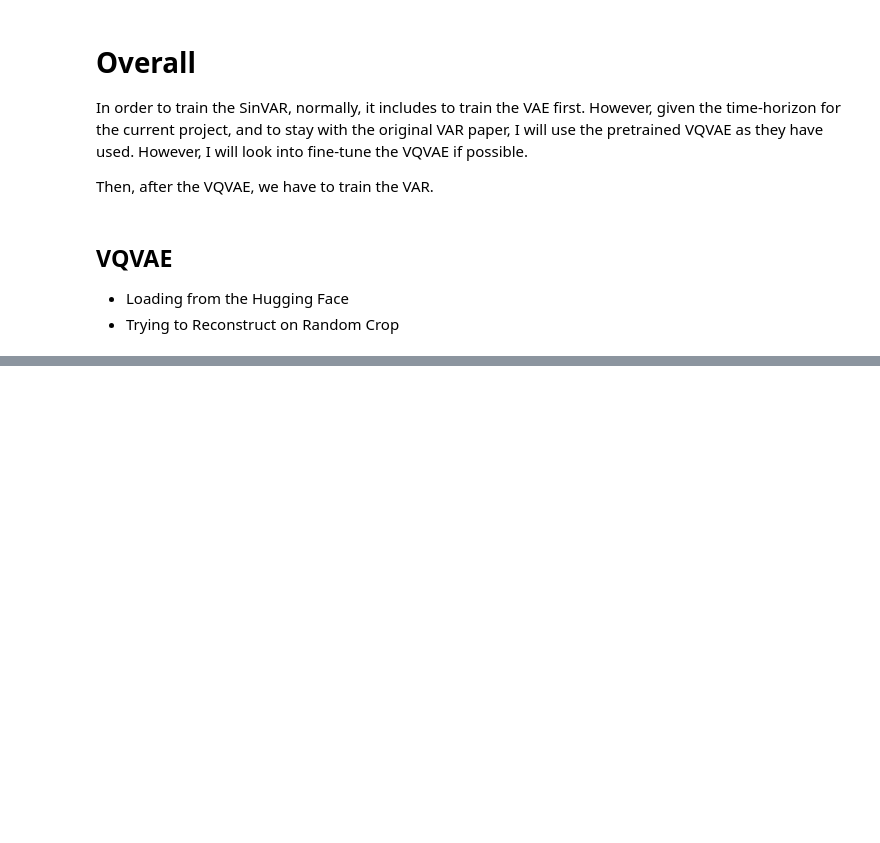
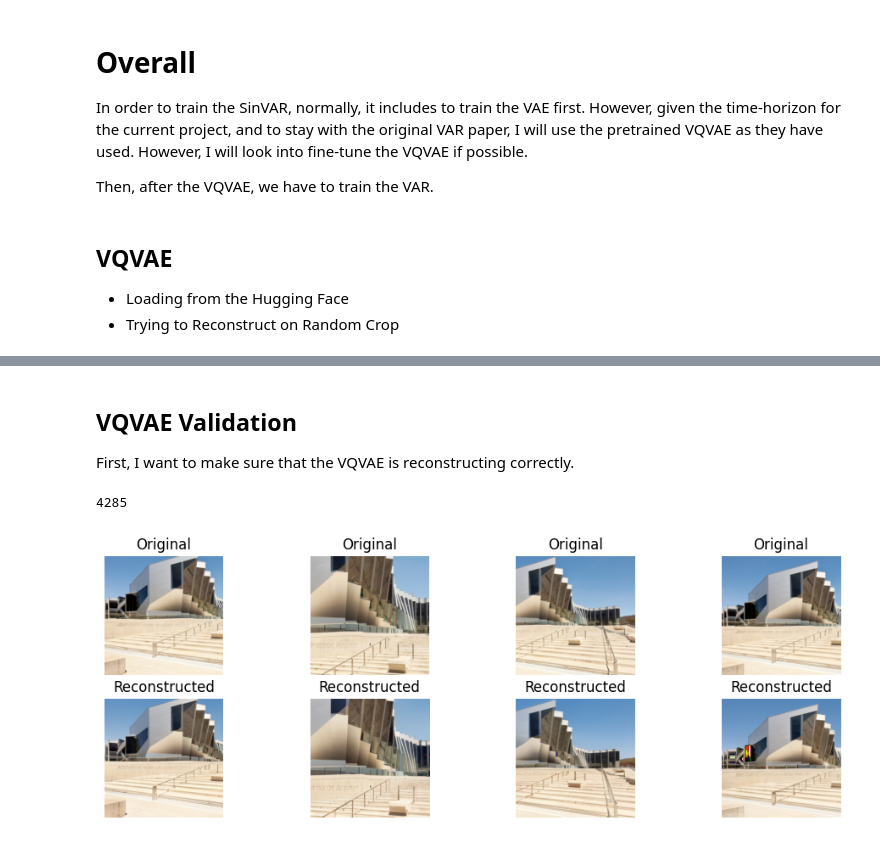
Before and after one commit to Isaac7777-cpu/comp4528-mini-project, a Jupyter notebook: SinVAR/SinVAR_training.ipynb, the cells around one changed output, grey strips where cells are left out. Saved outputs shown, nothing was run; the diff lists cells and outputs as text; code cells hidden in the pictures; blank space fills up the shorter version.

```diff
--- a/SinVAR/SinVAR_training.ipynb
+++ b/SinVAR/SinVAR_training.ipynb
@@ -57,7 +58,7 @@ vae_var_config = {
     "patch_nums" : (1, 2, 3, 4, 5, 6, 8, 10, 13, 16),
 
     # VAR config (customizable for your setup)
-    "depth": 16,  # VAR transformer depth
+    "depth": 4,  # VAR transformer depth
     "attn_l2_norm": True,
 
     # Initialisation options (irrelevant for non-adaptive setup)
@@ -106,0 +230,40 @@ Saving to: ‘vae_ch160v4096z32.pth’
+# %% [markdown]
+## VQVAE Validation
+
+First, I want to make sure that the VQVAE is reconstructing correctly.
+# %%
+from torchvision.transforms.functional import normalize
+def denorm(x: torch.Tensor):
+    return normalize(x, mean=[-1]*3, std=[1/0.5]*3)
+
+def show_vqvae_reconstruction(vae: VQVAE, dataloader, device, num_images=4):
+    vae.eval()
+    batch: torch.Tensor = next(iter(dataloader))[:num_images].to('cpu')
+    # print(batch.shape)    # [B, C, H, W] as expected
+
+    vae_cpu = vae_local.to('cpu').eval()
+
+    with torch.no_grad():
+        recon = vae_cpu.img_to_reconstructed_img(x=batch, last_one=True)
+        # recon = vae.img_to_reconstructed_img(x=batch, last_one=True)
+
+    # --- Visualization --- #
+    plt.figure(figsize=(12, 4))
+    for i in range(batch.shape[0]):
+        # Original
+        plt.subplot(2, batch.shape[0], i + 1)
+        plt.imshow(to_pil_image((batch[i].cpu())))
+        plt.title("Original")
+        plt.axis("off")
+
+        # Reconstructed
+        plt.subplot(2, batch.shape[0], i + 1 + batch.shape[0])
+        plt.imshow(to_pil_image((recon[i].cpu())))
+        plt.title("Reconstructed")
+        plt.axis("off")
+
+print(len(test_dataset))
+show_vqvae_reconstruction(vae_local, test_loader, vae_var_config['device'], num_images=4)
+# %% [output]
+4285
+[figure, added]
```
Also changed, not shown: parts of 17 cells of this notebook, 10 other files.
